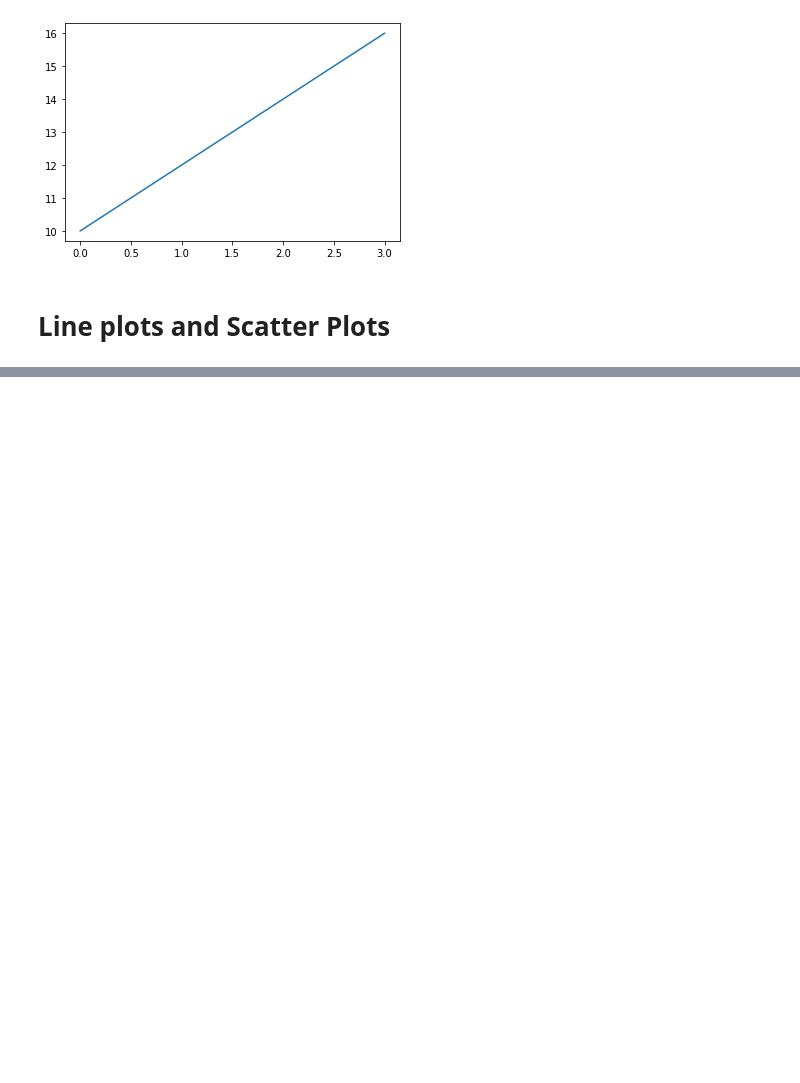
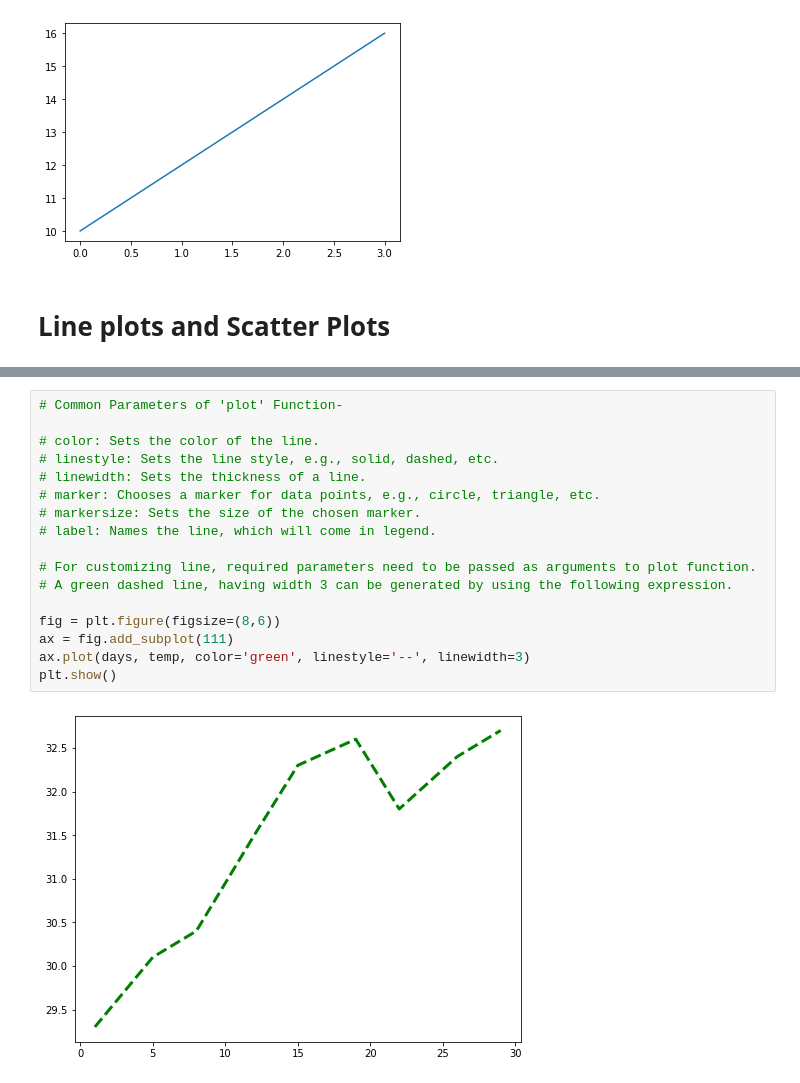
Before and after one commit to vvtrip/ml_manifestations, a Jupyter notebook: 7_tools/9_matplotlib.ipynb, the cells around one changed output, grey strips where cells are left out. Drawn from its saved outputs; the diff is of its cells as text; blank space fills up the shorter version.

```diff
--- a/7_tools/9_matplotlib.ipynb
+++ b/7_tools/9_matplotlib.ipynb
@@ -150,0 +163,19 @@ plt.show()
+# %%
+# Common Parameters of 'plot' Function-
+
+# color: Sets the color of the line.
+# linestyle: Sets the line style, e.g., solid, dashed, etc.
+# linewidth: Sets the thickness of a line.
+# marker: Chooses a marker for data points, e.g., circle, triangle, etc.
+# markersize: Sets the size of the chosen marker.
+# label: Names the line, which will come in legend.
+
+# For customizing line, required parameters need to be passed as arguments to plot function.
+# A green dashed line, having width 3 can be generated by using the following expression.
+
+fig = plt.figure(figsize=(8,6))
+ax = fig.add_subplot(111)
+ax.plot(days, temp, color='green', linestyle='--', linewidth=3)
+plt.show()
+# %% [output]
+[figure, added]
```
Also changed, not shown: parts of 7 cells of this notebook.
